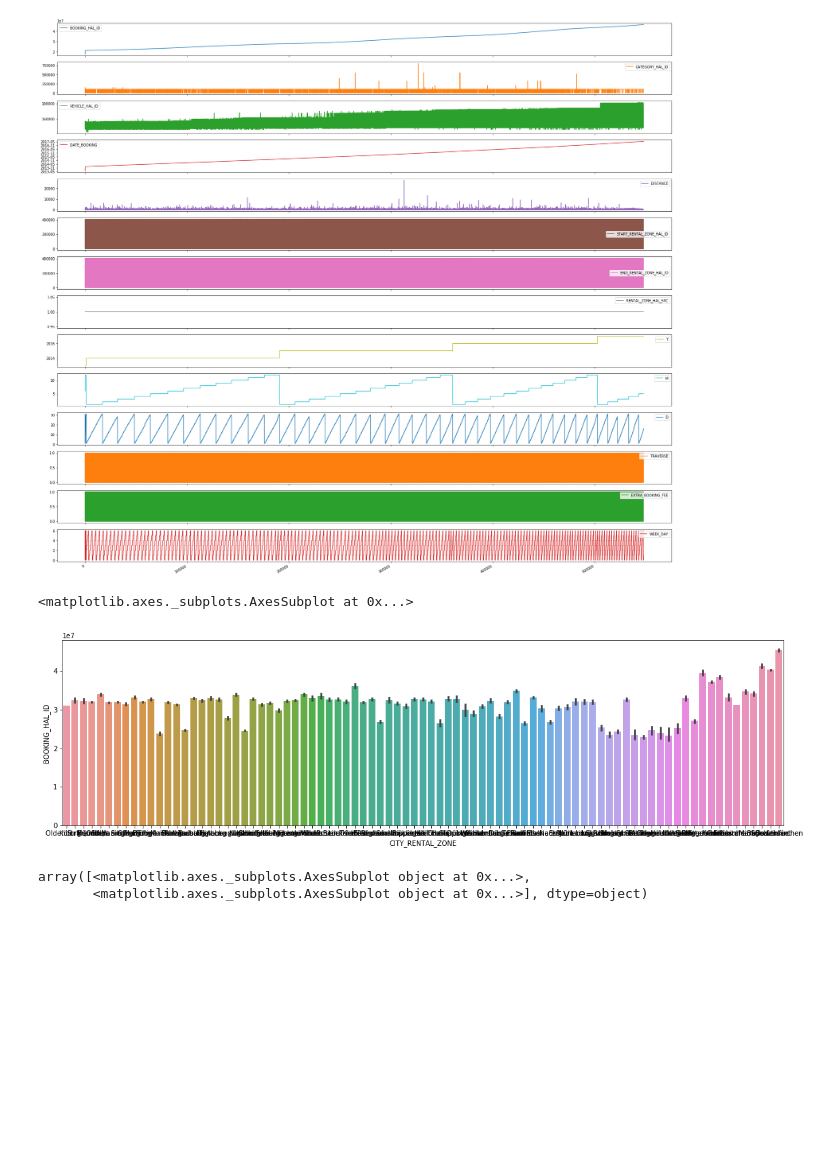
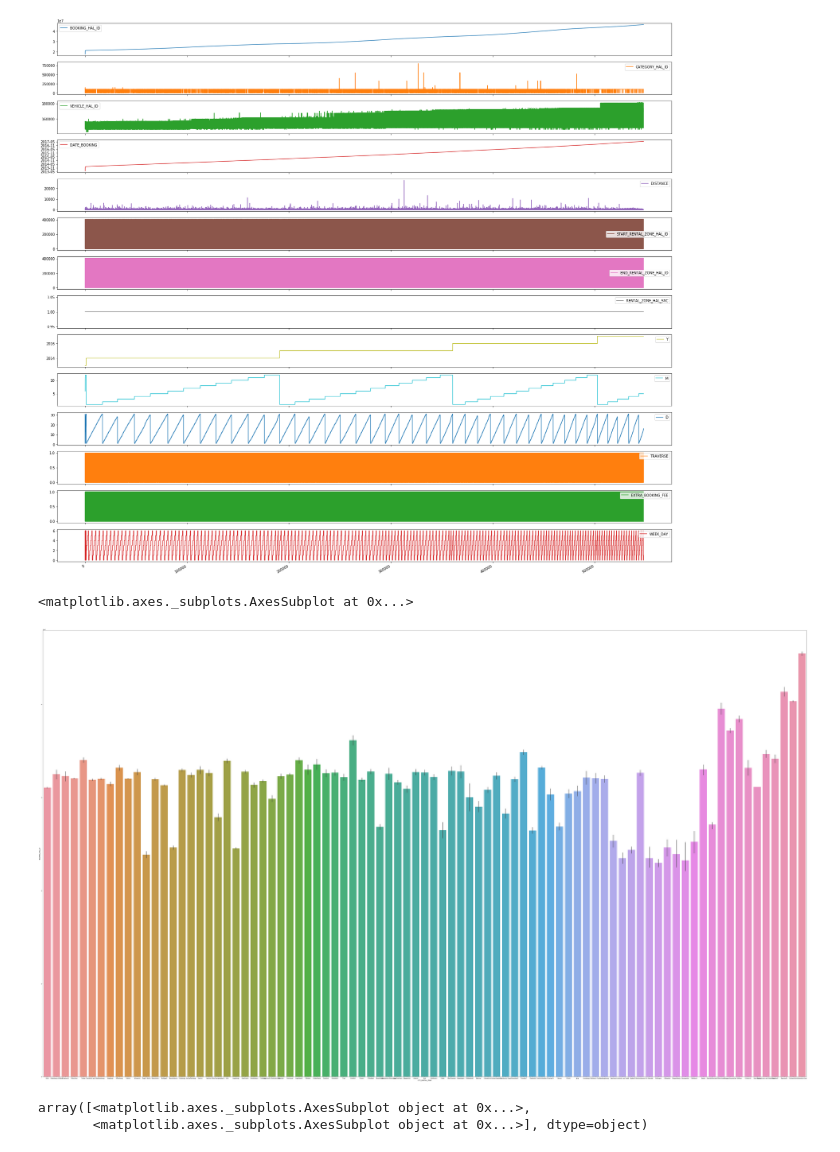
Before and after one commit to jawaharreddy/Flinkster-Data-Analysis, a Jupyter notebook: dbData.ipynb, the cells around one changed output. Saved outputs shown, nothing was run; the diff lists cells and outputs as text; code cells hidden in the pictures; blank space fills up the shorter version.

```diff
--- a/dbData.ipynb
+++ b/dbData.ipynb
@@ -69,7 +57,8 @@ db_data.describe()
 #Optimizing data
 db_data['TRAVERSE'] = db_data['TRAVERSE_USE'].map({'Nein' : 0 , 'Ja':1}).astype(int)
 db_data['EXTRA_BOOKING_FEE']= db_data['COMPUTE_EXTRA_BOOKING_FEE'].map({'Nein': 0 , 'Ja': 1}).astype(int)
-db_data['RENTAL_ZONE_HAL_SRC']= db_data['RENTAL_ZONE_HAL_SRC'].map({'Station': 1}).astype(int)
+#db_data['RENTAL_ZONE_HAL_SRC']= db_data['RENTAL_ZONE_HAL_SRC'].map({'Station': 1}).astype(int)
+
 db_data.head()
 # %% [output]
 |  | BOOKING_HAL_ID | CATEGORY_HAL_ID | VEHICLE_HAL_ID | CUSTOMER_HAL_ID | DATE_BOOKING | DATE_FROM | DATE_UNTIL | ... |
@@ -78,3 +67,9 @@ db_data.head()
 | 2 | 19054992 | 100012 | 151333 | 645B3B221397740C5DD3ACE9915B28D71... | 2013-08-01 07:20:47 | 2014-06-14 14:00:00 | 2014-06-22 10:30:00 | ... |
 | 3 | 19057626 | 100003 | 149540 | 00DF8A75463E3424010AF22F5292FB949... | 2013-08-01 09:22:07 | 2014-02-01 15:00:00 | 2014-02-08 15:00:00 | ... |
 | 4 | 19313282 | 100001 | 150574 | 6551685BE2457EC2944877C65423089CD... | 2013-08-13 10:28:38 | 2014-05-16 14:45:00 | 2014-05-16 22:00:00 | ... |
+# %%
+columns = ['TECHNICAL_INCOME_CHANNEL','COMPUTE_EXTRA_BOOKING_FEE', 'TRAVERSE_USE','RENTAL_ZONE_HAL_SRC','END_RENTAL_ZONE','END_RENTAL_ZONE_HAL_ID']
+db_data.drop(columns,inplace = True, axis = 1)
+db_data = db_data.rename(columns = {'START_RENTAL_ZONE' :'RENTAL_ZONE'})
+db_data = db_data.rename(columns = {'START_RENTAL_ZONE_HAL_ID' : 'RENTAL_ZONE_ID'})
+db_data.head()
@@ -104,13 +239,13 @@ db_data['RENTAL_ZONE_HAL_SRC'].value_counts() # all the values are the same.
 1    548073
 Name: RENTAL_ZONE_HAL_SRC, dtype: int64
 # %%
-db_data['DATE_BOOKING'] = pd.to_datetime(db_data.DATE_BOOKING)
-db_data['Y'] = db_data.DATE_BOOKING.dt.year
-db_data['M'] = db_data.DATE_BOOKING.dt.month
-db_data['D'] = db_data.DATE_BOOKING.dt.day
-db_data['WD'] =db_data.DATE_BOOKING.dt.weekday
-#db_data['BOOKING_DATE'] = db_data.DATE_BOOKING.datetime.datetime.strptime('2013-6-05', '%Y %m %d').strftime('%d-%m-%Y')
-db_data.head()
+carmerge['DATE_BOOKING'] = pd.to_datetime(carmerge.DATE_BOOKING)
+carmerge['Date'] = carmerge.DATE_BOOKING.dt.date
+carmerge['Y'] = carmerge.DATE_BOOKING.dt.year
+#carmerge['D'] = carmerge.DATE_BOOKING.dt.day
+carmerge['WD'] =carmerge.DATE_BOOKING.dt.weekday
+#carmerge['BOOKING_DATE'] = carmerge.DATE_BOOKING.datetime.strptime('2013-6-05', '%Y %m %d').strftime('%d-%m-%Y')
+carmerge
 # %% [output]
 |  | BOOKING_HAL_ID | CATEGORY_HAL_ID | VEHICLE_HAL_ID | CUSTOMER_HAL_ID | DATE_BOOKING | DATE_FROM | DATE_UNTIL | ... |
 | 0 | 17842196 | 100012 | 150359 | 9680D41CFEFE292240253676FF6DD6C24... | 2013-06-05 08:49:33 | 2014-01-12 13:00:00 | 2014-01-12 14:30:00 | ... |
@@ -141,11 +434,11 @@ array([<matplotlib.axes._subplots.AxesSubplot object at 0x...>,
 # %%
 db_data['BOOKING_HAL_ID'].value_counts()
 # all are unique value
-plt.figure(figsize = (19,5))
+plt.figure(figsize = (100,60))
 sns.barplot(x = 'CITY_RENTAL_ZONE' , y = 'BOOKING_HAL_ID' , data = db_data)
 # %% [output]
 <matplotlib.axes._subplots.AxesSubplot at 0x...>
-[figure, old version]
+[figure, new version]
 # %%
 #list =['BOOKING_HAL_ID','CUSTOMER_HAL_ID']
 #bookings_per_customer = db_data.pivot(index =['BOOKING_HAL_ID'] , values = 'CUSTOMER_HAL_ID')
```
Also changed, not shown: parts of 38 cells of this notebook, 1 other file.
